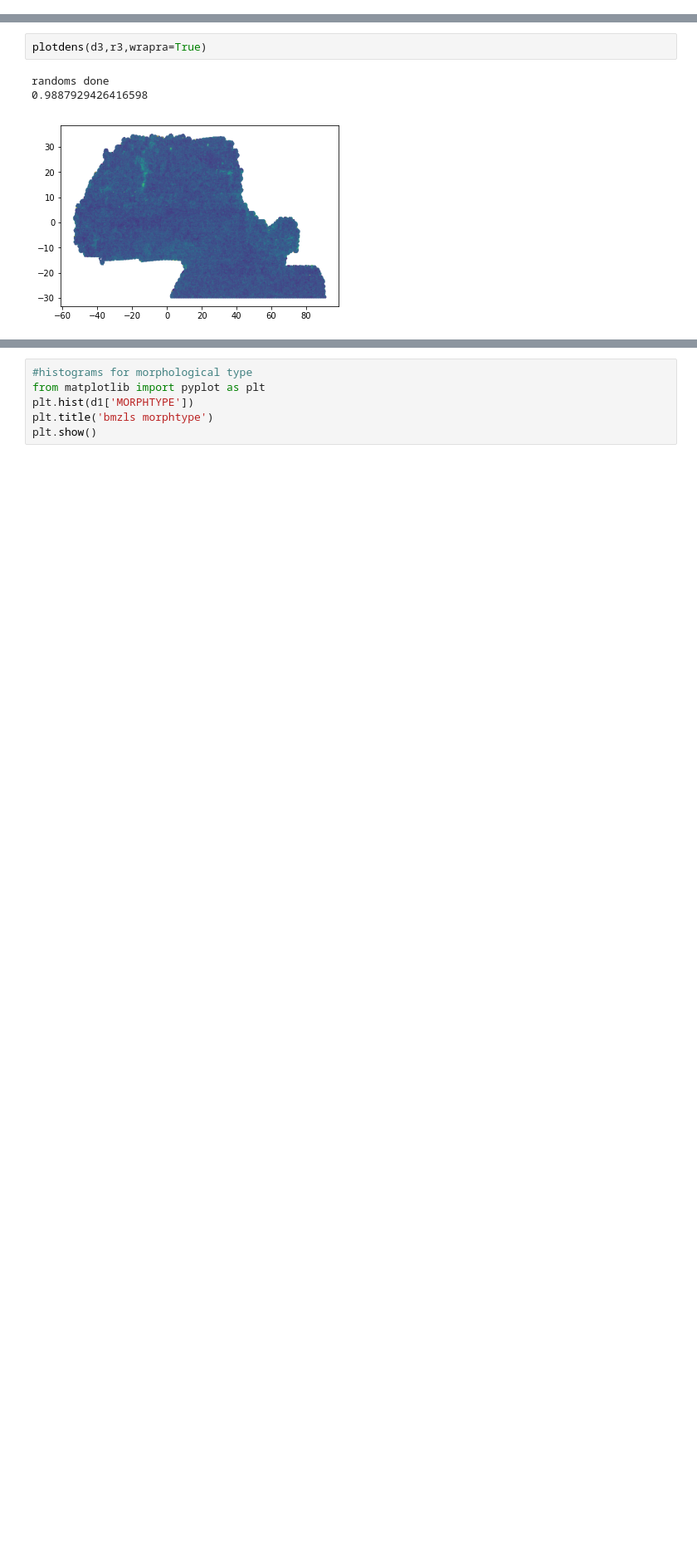
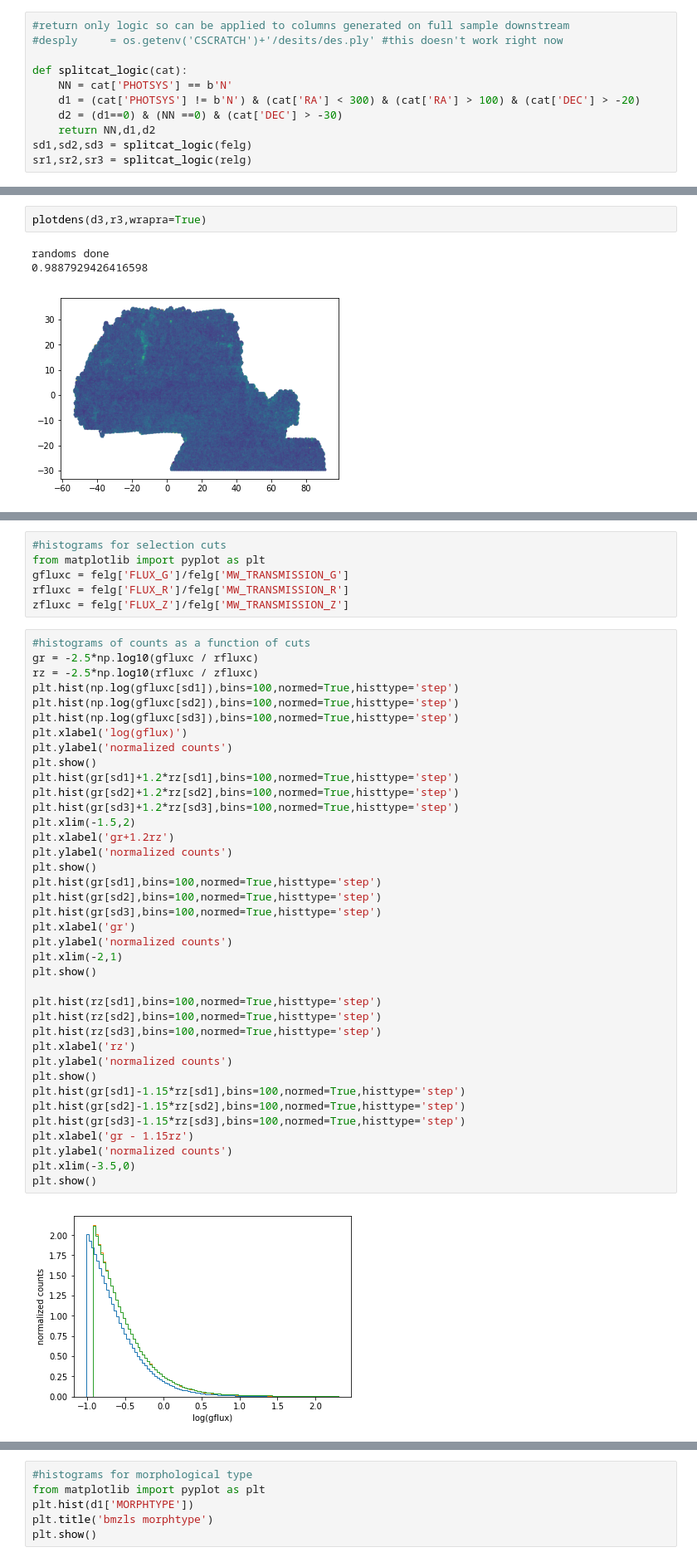
Before and after one commit to desihub/LSS, a Jupyter notebook: Sandbox/DESItarget.ipynb, the cells around one changed output, grey strips where cells are left out. Shown at 83% size. Cells and saved outputs as stored; diff of their text form; blank space fills up the shorter version.

```diff
--- a/Sandbox/DESItarget.ipynb
+++ b/Sandbox/DESItarget.ipynb
@@ -207,3 +207,14 @@ def splitcat(cat):
     return cat[NN],cat[d1],cat[d2]
 d1,d2,d3 = splitcat(felg)
 r1,r2,r3 = splitcat(relg)
+# %%
+#return only logic so can be applied to columns generated on full sample downstream
+#desply     = os.getenv('CSCRATCH')+'/desits/des.ply' #this doesn't work right now
+
+def splitcat_logic(cat):
+    NN = cat['PHOTSYS'] == b'N'
+    d1 = (cat['PHOTSYS'] != b'N') & (cat['RA'] < 300) & (cat['RA'] > 100) & (cat['DEC'] > -20)
+    d2 = (d1==0) & (NN ==0) & (cat['DEC'] > -30)
+    return NN,d1,d2
+sd1,sd2,sd3 = splitcat_logic(felg)
+sr1,sr2,sr3 = splitcat_logic(relg)
@@ -261,0 +277,46 @@ randoms done
+# %%
+#histograms for selection cuts
+from matplotlib import pyplot as plt
+gfluxc = felg['FLUX_G']/felg['MW_TRANSMISSION_G']
+rfluxc = felg['FLUX_R']/felg['MW_TRANSMISSION_R']
+zfluxc = felg['FLUX_Z']/felg['MW_TRANSMISSION_Z']
+# %%
+#histograms of counts as a function of cuts
+gr = -2.5*np.log10(gfluxc / rfluxc)
+rz = -2.5*np.log10(rfluxc / zfluxc)
+plt.hist(np.log(gfluxc[sd1]),bins=100,normed=True,histtype='step')
+plt.hist(np.log(gfluxc[sd2]),bins=100,normed=True,histtype='step')
+plt.hist(np.log(gfluxc[sd3]),bins=100,normed=True,histtype='step')
+plt.xlabel('log(gflux)')
+plt.ylabel('normalized counts')
+plt.show()
+plt.hist(gr[sd1]+1.2*rz[sd1],bins=100,normed=True,histtype='step')
+plt.hist(gr[sd2]+1.2*rz[sd2],bins=100,normed=True,histtype='step')
+plt.hist(gr[sd3]+1.2*rz[sd3],bins=100,normed=True,histtype='step')
+plt.xlim(-1.5,2)
+plt.xlabel('gr+1.2rz')
+plt.ylabel('normalized counts')
+plt.show()
+plt.hist(gr[sd1],bins=100,normed=True,histtype='step')
+plt.hist(gr[sd2],bins=100,normed=True,histtype='step')
+plt.hist(gr[sd3],bins=100,normed=True,histtype='step')
+plt.xlabel('gr')
+plt.ylabel('normalized counts')
+plt.xlim(-2,1)
+plt.show()
+
+plt.hist(rz[sd1],bins=100,normed=True,histtype='step')
+plt.hist(rz[sd2],bins=100,normed=True,histtype='step')
+plt.hist(rz[sd3],bins=100,normed=True,histtype='step')
+plt.xlabel('rz')
+plt.ylabel('normalized counts')
+plt.show()
+plt.hist(gr[sd1]-1.15*rz[sd1],bins=100,normed=True,histtype='step')
+plt.hist(gr[sd2]-1.15*rz[sd2],bins=100,normed=True,histtype='step')
+plt.hist(gr[sd3]-1.15*rz[sd3],bins=100,normed=True,histtype='step')
+plt.xlabel('gr - 1.15rz')
+plt.ylabel('normalized counts')
+plt.xlim(-3.5,0)
+plt.show()
+# %% [output]
+[figure, added]
```
Also changed, not shown: parts of 3 cells of this notebook, 1 other file.
